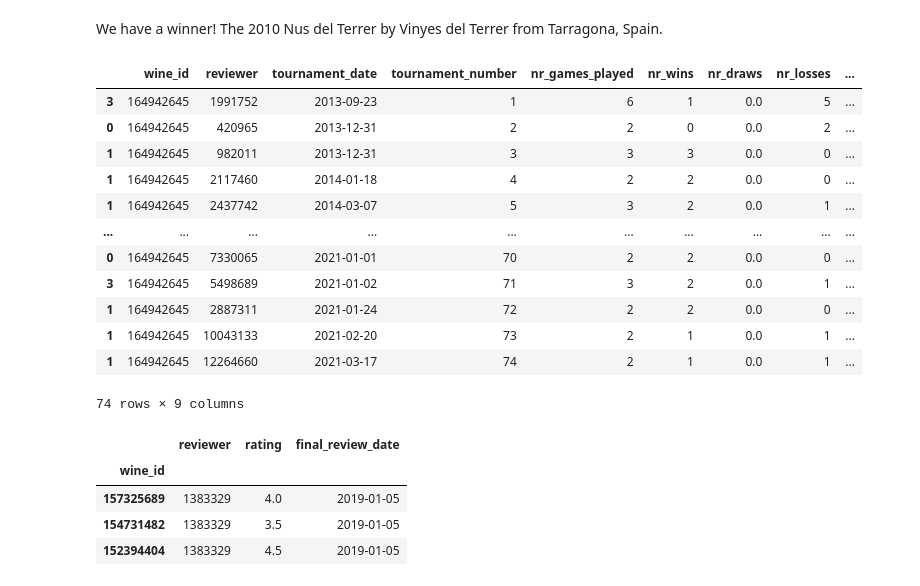
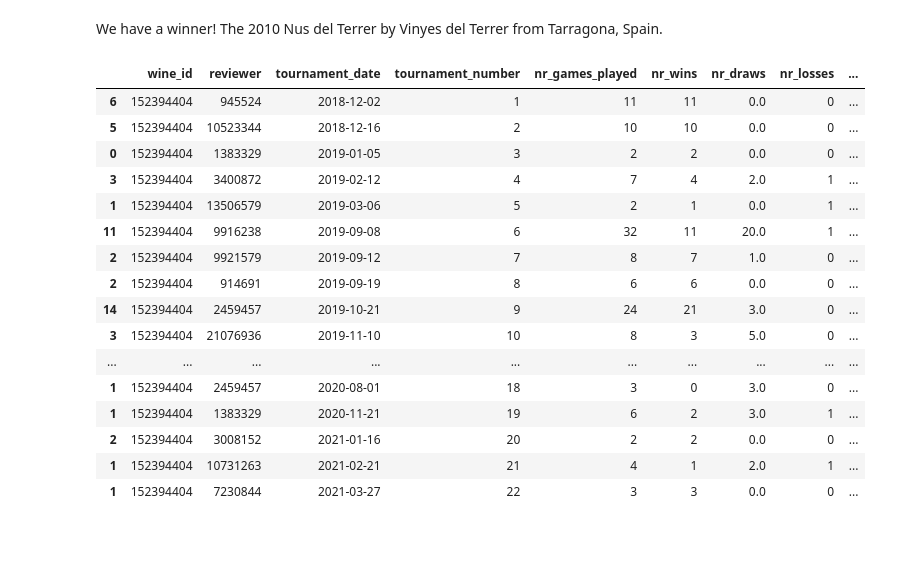
Before and after one commit to RoaldSchuring/WineELO, a Jupyter notebook: wine_elo.ipynb, the cells around one changed output. Drawn from its saved outputs; the diff is of its cells as text; code cells hidden in the pictures; blank space fills up the shorter version.

```diff
--- a/wine_elo.ipynb
+++ b/wine_elo.ipynb
@@ -172,3 +199,5 @@ all_results.head()
+# %%
+all_results['MA_elo'] = all_results.groupby('wine_id')['elo_rating'].transform(lambda x: x.rolling(5, 1).mean())
 # %% [markdown]
 Now that we have ELO scores for our wines over time, we can start to explore the results. Let's take a look at the wines with the highest ELO scores.
 # %%
@@ -219,30 +249,27 @@ results_grouped_bounded.sort_values(by=['elo_rating'], ascending=False).head(15)
 # %% [markdown]
 We have a winner! The 2010 Nus del Terrer by Vinyes del Terrer from Tarragona, Spain.
 # %%
-wine_id = '164942645'
+wine_id = '152394404'
 
 one_wine_results = all_results.loc[all_results['wine_id'] == wine_id]
 one_wine_results[['wine_id', 'reviewer', 'tournament_date', 'tournament_number', 'nr_games_played', 'nr_wins', 'nr_draws', 'nr_losses', 'elo_rating']]
+# one_wine_results.plot(x='tournament_date', y='elo_rating')
 # one_wine_results = all_results.copy()
 # %% [output]
 |  | wine_id | reviewer | tournament_date | tournament_number | nr_games_played | nr_wins | nr_draws | nr_losses | ... |
-| 3 | 164942645 | 1991752 | 2013-09-23 | 1 | 6 | 1 | 0.0 | 5 | ... |
-| 0 | 164942645 | 420965 | 2013-12-31 | 2 | 2 | 0 | 0.0 | 2 | ... |
-| 1 | 164942645 | 982011 | 2013-12-31 | 3 | 3 | 3 | 0.0 | 0 | ... |
-| 1 | 164942645 | 2117460 | 2014-01-18 | 4 | 2 | 2 | 0.0 | 0 | ... |
-| 1 | 164942645 | 2437742 | 2014-03-07 | 5 | 3 | 2 | 0.0 | 1 | ... |
+| 6 | 152394404 | 945524 | 2018-12-02 | 1 | 11 | 11 | 0.0 | 0 | ... |
+| 5 | 152394404 | 10523344 | 2018-12-16 | 2 | 10 | 10 | 0.0 | 0 | ... |
+| 0 | 152394404 | 1383329 | 2019-01-05 | 3 | 2 | 2 | 0.0 | 0 | ... |
+| 3 | 152394404 | 3400872 | 2019-02-12 | 4 | 7 | 4 | 2.0 | 1 | ... |
+| 1 | 152394404 | 13506579 | 2019-03-06 | 5 | 2 | 1 | 0.0 | 1 | ... |
+| 11 | 152394404 | 9916238 | 2019-09-08 | 6 | 32 | 11 | 20.0 | 1 | ... |
+| 2 | 152394404 | 9921579 | 2019-09-12 | 7 | 8 | 7 | 1.0 | 0 | ... |
+| 2 | 152394404 | 914691 | 2019-09-19 | 8 | 6 | 6 | 0.0 | 0 | ... |
+| 14 | 152394404 | 2459457 | 2019-10-21 | 9 | 24 | 21 | 3.0 | 0 | ... |
+| 3 | 152394404 | 21076936 | 2019-11-10 | 10 | 8 | 3 | 5.0 | 0 | ... |
 | ... | ... | ... | ... | ... | ... | ... | ... | ... | ... |
-| 0 | 164942645 | 7330065 | 2021-01-01 | 70 | 2 | 2 | 0.0 | 0 | ... |
-| 3 | 164942645 | 5498689 | 2021-01-02 | 71 | 3 | 2 | 0.0 | 1 | ... |
-| 1 | 164942645 | 2887311 | 2021-01-24 | 72 | 2 | 2 | 0.0 | 0 | ... |
-| 1 | 164942645 | 10043133 | 2021-02-20 | 73 | 2 | 1 | 0.0 | 1 | ... |
-| 1 | 164942645 | 12264660 | 2021-03-17 | 74 | 2 | 1 | 0.0 | 1 | ... |
+| 1 | 152394404 | 2459457 | 2020-08-01 | 18 | 3 | 0 | 3.0 | 0 | ... |
+| 1 | 152394404 | 1383329 | 2020-11-21 | 19 | 6 | 2 | 3.0 | 1 | ... |
+| 2 | 152394404 | 3008152 | 2021-01-16 | 20 | 2 | 2 | 0.0 | 0 | ... |
+| 1 | 152394404 | 10731263 | 2021-02-21 | 21 | 4 | 1 | 2.0 | 1 | ... |
+| 1 | 152394404 | 7230844 | 2021-03-27 | 22 | 3 | 3 | 0.0 | 0 | ... |
-74 rows × 9 columns
-# %%
-wine_reviews_cleaned.loc[(wine_reviews_cleaned['final_review_date']=='2019-01-05')&(wine_reviews_cleaned['reviewer'] == '1383329')]
-# %% [output]
-|  | reviewer | rating | final_review_date |
-| wine_id |  |  |  |
-| 157325689 | 1383329 | 4.0 | 2019-01-05 |
-| 154731482 | 1383329 | 3.5 | 2019-01-05 |
-| 152394404 | 1383329 | 4.5 | 2019-01-05 |
```
Also changed, not shown: parts of 14 cells of this notebook, 4 other files.
